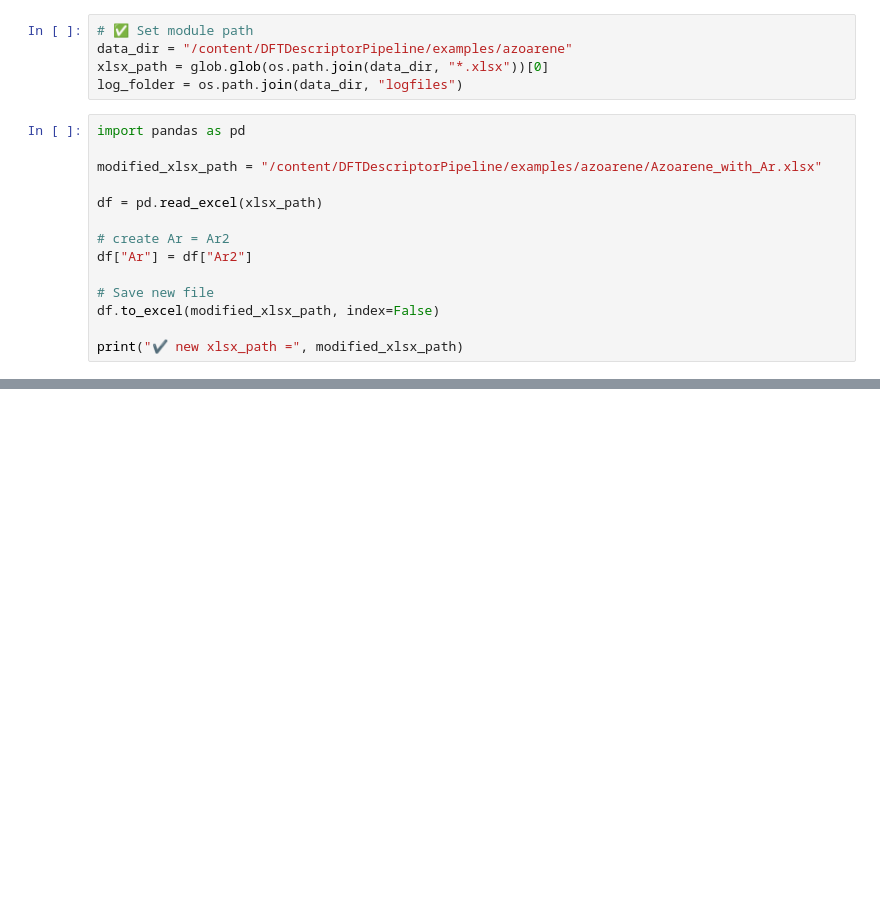
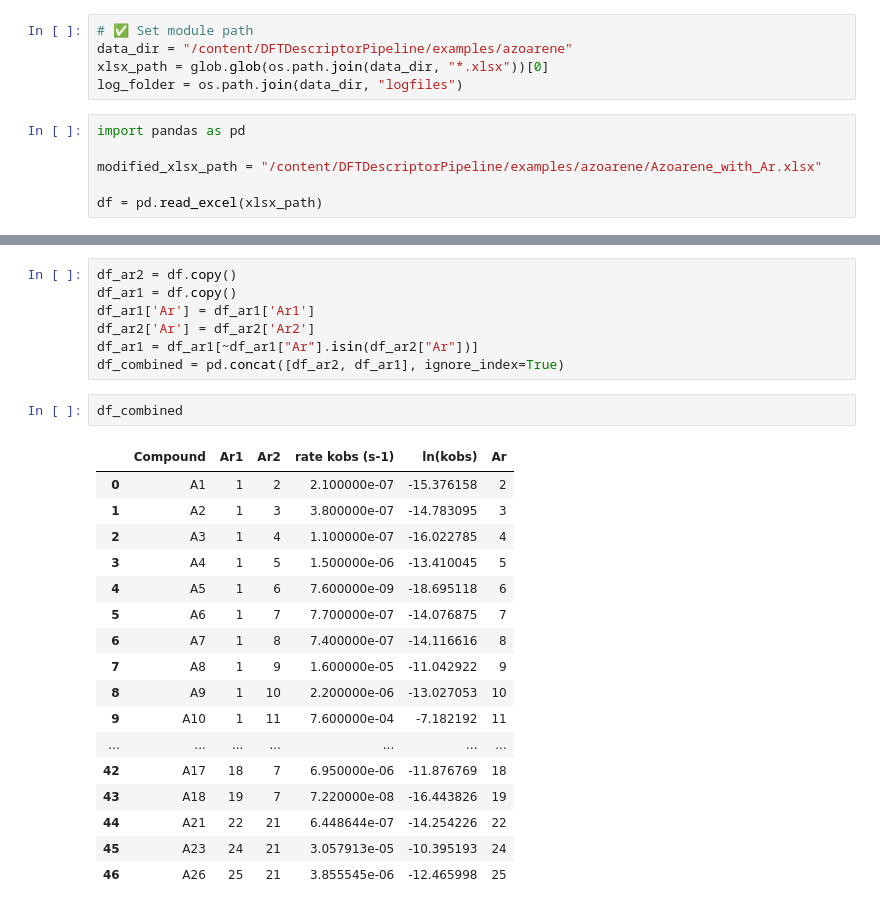
Before and after one commit to ArthurArthurArthur0817/DFTDescriptorPipeline, a Jupyter notebook: examples/azoarene/azoarene.ipynb, the cells around one changed output, grey strips where cells are left out. Drawn from its saved outputs; the diff is of its cells as text; blank space fills up the shorter version.

```diff
--- a/examples/azoarene/azoarene.ipynb
+++ b/examples/azoarene/azoarene.ipynb
@@ -68,11 +68,3 @@ import pandas as pd
 modified_xlsx_path = "/content/DFTDescriptorPipeline/examples/azoarene/Azoarene_with_Ar.xlsx"
 
 df = pd.read_excel(xlsx_path)
-
-# create Ar = Ar2
-df["Ar"] = df["Ar2"]
-
-# Save new file
-df.to_excel(modified_xlsx_path, index=False)
-
-print("✔ new xlsx_path =", modified_xlsx_path)
@@ -80,0 +91,27 @@ print("✔ new xlsx_path =", modified_xlsx_path)
+# %%
+df_ar2 = df.copy()
+df_ar1 = df.copy()
+df_ar1['Ar'] = df_ar1['Ar1']
+df_ar2['Ar'] = df_ar2['Ar2']
+df_ar1 = df_ar1[~df_ar1["Ar"].isin(df_ar2["Ar"])]
+df_combined = pd.concat([df_ar2, df_ar1], ignore_index=True)
+# %%
+df_combined
+# %% [output]
+|  | Compound | Ar1 | Ar2 | rate kobs (s-1) | ln(kobs) | Ar |
+| 0 | A1 | 1 | 2 | 2.100000e-07 | -15.376158 | 2 |
+| 1 | A2 | 1 | 3 | 3.800000e-07 | -14.783095 | 3 |
+| 2 | A3 | 1 | 4 | 1.100000e-07 | -16.022785 | 4 |
+| 3 | A4 | 1 | 5 | 1.500000e-06 | -13.410045 | 5 |
+| 4 | A5 | 1 | 6 | 7.600000e-09 | -18.695118 | 6 |
+| 5 | A6 | 1 | 7 | 7.700000e-07 | -14.076875 | 7 |
+| 6 | A7 | 1 | 8 | 7.400000e-07 | -14.116616 | 8 |
+| 7 | A8 | 1 | 9 | 1.600000e-05 | -11.042922 | 9 |
+| 8 | A9 | 1 | 10 | 2.200000e-06 | -13.027053 | 10 |
+| 9 | A10 | 1 | 11 | 7.600000e-04 | -7.182192 | 11 |
+| ... | ... | ... | ... | ... | ... | ... |
+| 42 | A17 | 18 | 7 | 6.950000e-06 | -11.876769 | 18 |
+| 43 | A18 | 19 | 7 | 7.220000e-08 | -16.443826 | 19 |
+| 44 | A21 | 22 | 21 | 6.448644e-07 | -14.254226 | 22 |
+| 45 | A23 | 24 | 21 | 3.057913e-05 | -10.395193 | 24 |
+| 46 | A26 | 25 | 21 | 3.855545e-06 | -12.465998 | 25 |
```
Also changed, not shown: parts of 5 cells of this notebook.
